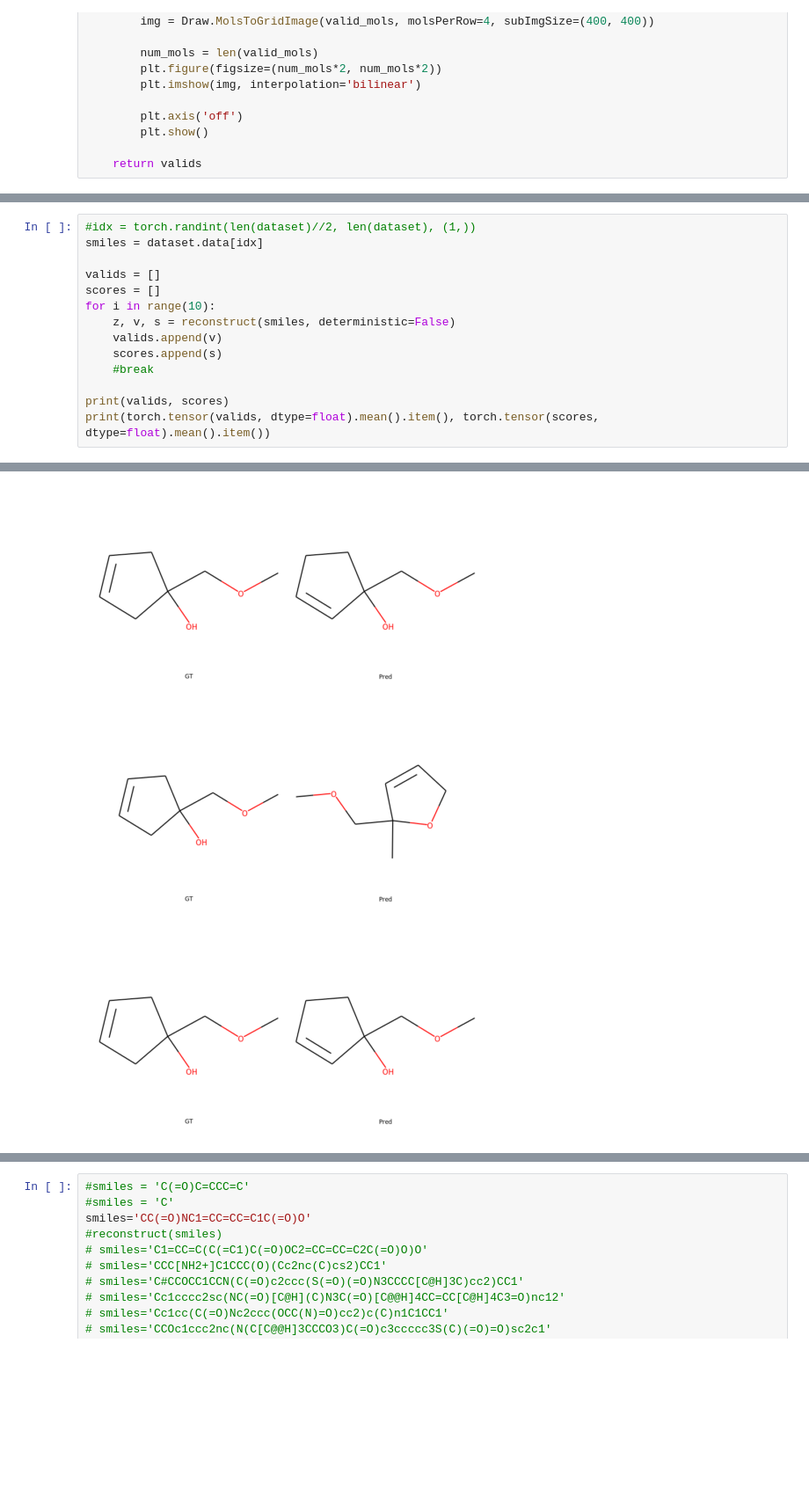
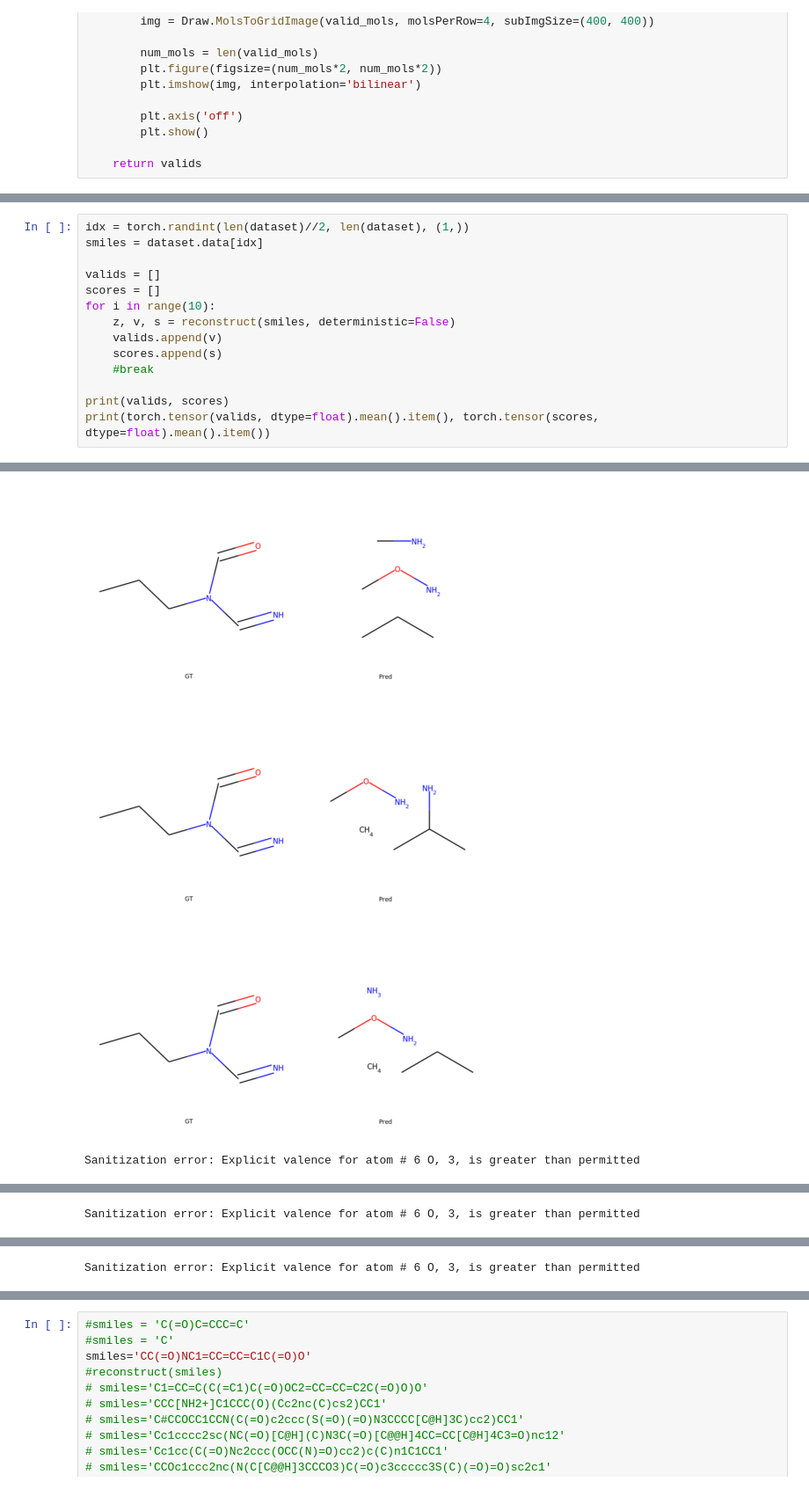
Before and after one commit to dawood95/compoundGAN, a Jupyter notebook: notebooks/model_test.ipynb, the cells around one changed output, grey strips where cells are left out. Shown at 88% size. Saved outputs shown, nothing was run; the diff lists cells and outputs as text; blank space fills up the shorter version.

```diff
--- a/notebooks/model_test.ipynb
+++ b/notebooks/model_test.ipynb
@@ -349,5 +350,5 @@ generate_random(100)
 # %%
-#idx = torch.randint(len(dataset)//2, len(dataset), (1,))
+idx = torch.randint(len(dataset)//2, len(dataset), (1,))
 smiles = dataset.data[idx]
 
 valids = []
@@ -365,3 +366,4 @@ print(torch.tensor(valids, dtype=float).mean().item(), torch.tensor(scores, dtyp
-[figure, old version]
+[figure, new version]
-[figure, old version]
+[figure, new version]
-[figure, old version]
+[figure, new version]
+Sanitization error: Explicit valence for atom # 6 O, 3, is greater than permitted
@@ -369,0 +372 @@ print(torch.tensor(valids, dtype=float).mean().item(), torch.tensor(scores, dtyp
+Sanitization error: Explicit valence for atom # 6 O, 3, is greater than permitted
@@ -371,0 +375 @@ print(torch.tensor(valids, dtype=float).mean().item(), torch.tensor(scores, dtyp
+Sanitization error: Explicit valence for atom # 6 O, 3, is greater than permitted
```
Also changed, not shown: parts of 5 cells of this notebook, 3 other files.
